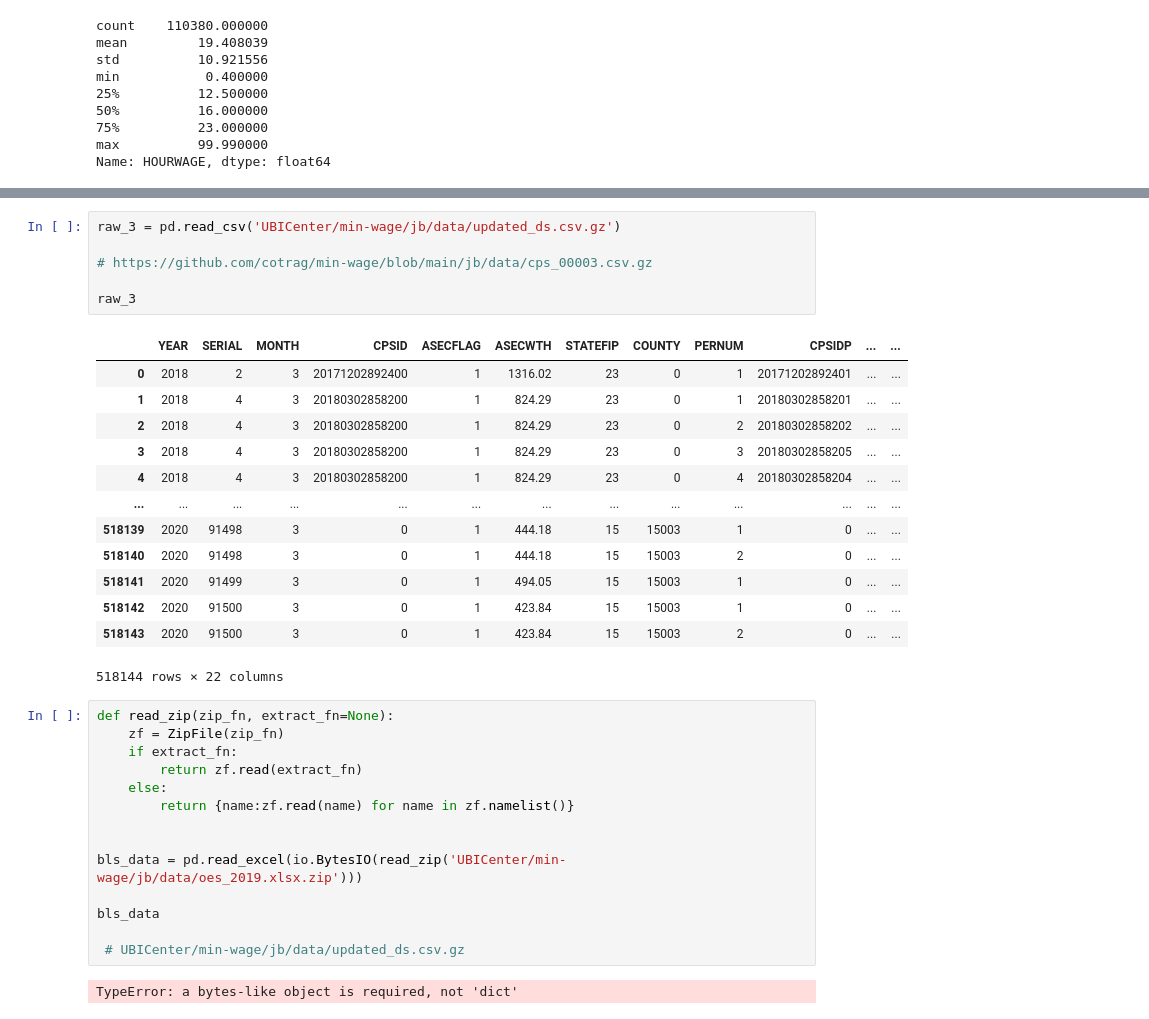
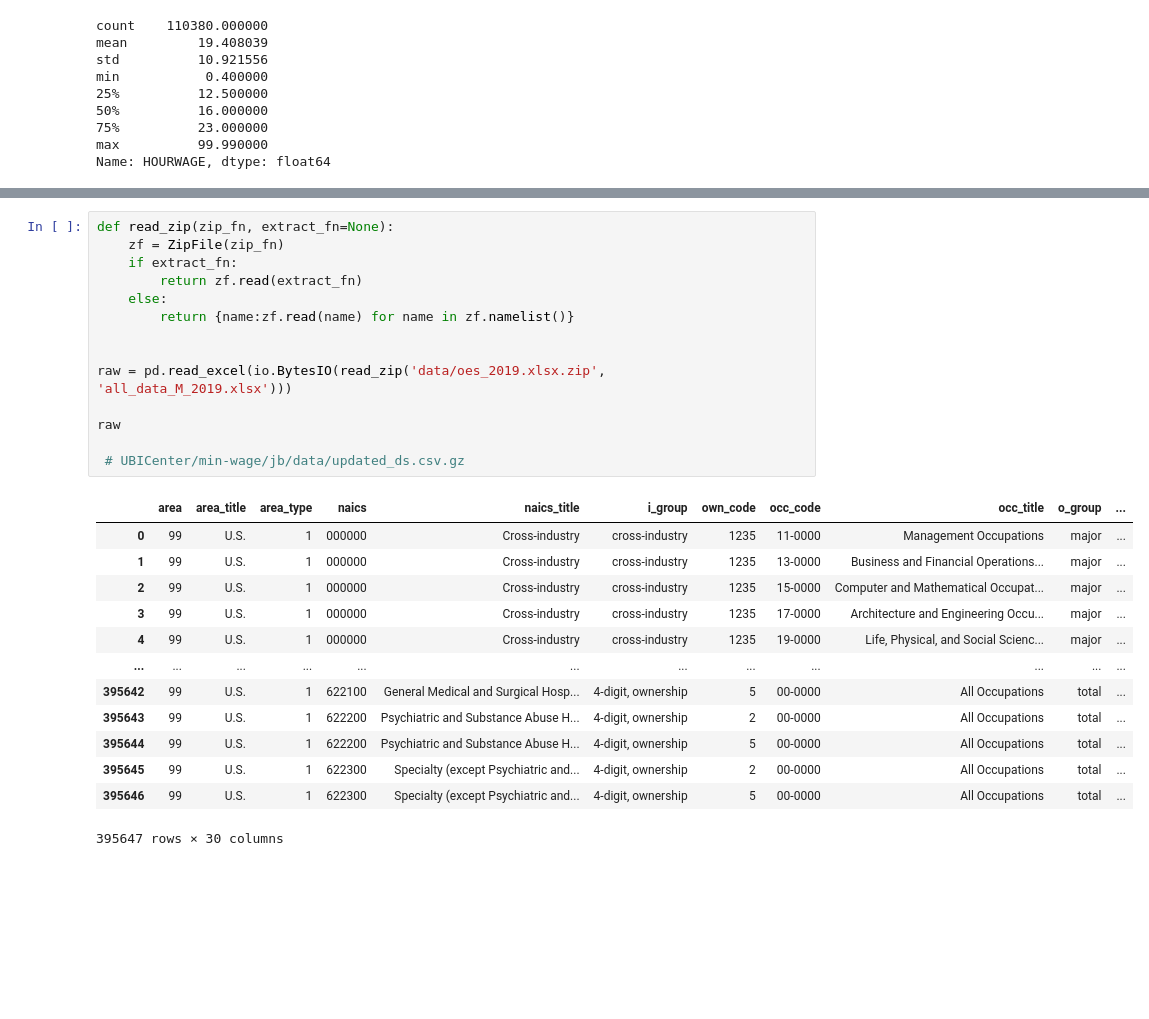
Before and after one commit to UBICenter/min-wage, a Jupyter notebook: jb/min_wage_script.ipynb, the cells around one changed output, grey strips where cells are left out. Saved outputs shown, nothing was run; the diff lists cells and outputs as text; blank space fills up the shorter version.

```diff
--- a/jb/min_wage_script.ipynb
+++ b/jb/min_wage_script.ipynb
@@ -188,36 +117,28 @@ mw_gby_state
-# %%
-raw_3 = pd.read_csv('UBICenter/min-wage/jb/data/updated_ds.csv.gz')
-
-# https://github.com/cotrag/min-wage/blob/main/jb/data/cps_00003.csv.gz
-
-raw_3
-# %% [output]
-|  | YEAR | SERIAL | MONTH | CPSID | ASECFLAG | ASECWTH | STATEFIP | COUNTY | PERNUM | CPSIDP | ... | ... |
-| 0 | 2018 | 2 | 3 | 20171202892400 | 1 | 1316.02 | 23 | 0 | 1 | 20171202892401 | ... | ... |
-| 1 | 2018 | 4 | 3 | 20180302858200 | 1 | 824.29 | 23 | 0 | 1 | 20180302858201 | ... | ... |
-| 2 | 2018 | 4 | 3 | 20180302858200 | 1 | 824.29 | 23 | 0 | 2 | 20180302858202 | ... | ... |
-| 3 | 2018 | 4 | 3 | 20180302858200 | 1 | 824.29 | 23 | 0 | 3 | 20180302858205 | ... | ... |
-| 4 | 2018 | 4 | 3 | 20180302858200 | 1 | 824.29 | 23 | 0 | 4 | 20180302858204 | ... | ... |
-| ... | ... | ... | ... | ... | ... | ... | ... | ... | ... | ... | ... | ... |
-| 518139 | 2020 | 91498 | 3 | 0 | 1 | 444.18 | 15 | 15003 | 1 | 0 | ... | ... |
-| 518140 | 2020 | 91498 | 3 | 0 | 1 | 444.18 | 15 | 15003 | 2 | 0 | ... | ... |
-| 518141 | 2020 | 91499 | 3 | 0 | 1 | 494.05 | 15 | 15003 | 1 | 0 | ... | ... |
-| 518142 | 2020 | 91500 | 3 | 0 | 1 | 423.84 | 15 | 15003 | 1 | 0 | ... | ... |
-| 518143 | 2020 | 91500 | 3 | 0 | 1 | 423.84 | 15 | 15003 | 2 | 0 | ... | ... |
-518144 rows × 22 columns
 # %%
 def read_zip(zip_fn, extract_fn=None):
     zf = ZipFile(zip_fn)
     if extract_fn:
         return zf.read(extract_fn)
     else:
         return {name:zf.read(name) for name in zf.namelist()}
 
 
-bls_data = pd.read_excel(io.BytesIO(read_zip('UBICenter/min-wage/jb/data/oes_2019.xlsx.zip')))
+raw = pd.read_excel(io.BytesIO(read_zip('data/oes_2019.xlsx.zip', 'all_data_M_2019.xlsx')))
 
-bls_data
+raw
 
  # UBICenter/min-wage/jb/data/updated_ds.csv.gz
 # %% [output]
+|  | area | area_title | area_type | naics | naics_title | i_group | own_code | occ_code | occ_title | o_group | ... |
+| 0 | 99 | U.S. | 1 | 000000 | Cross-industry | cross-industry | 1235 | 11-0000 | Management Occupations | major | ... |
+| 1 | 99 | U.S. | 1 | 000000 | Cross-industry | cross-industry | 1235 | 13-0000 | Business and Financial Operations... | major | ... |
+| 2 | 99 | U.S. | 1 | 000000 | Cross-industry | cross-industry | 1235 | 15-0000 | Computer and Mathematical Occupat... | major | ... |
+| 3 | 99 | U.S. | 1 | 000000 | Cross-industry | cross-industry | 1235 | 17-0000 | Architecture and Engineering Occu... | major | ... |
+| 4 | 99 | U.S. | 1 | 000000 | Cross-industry | cross-industry | 1235 | 19-0000 | Life, Physical, and Social Scienc... | major | ... |
+| ... | ... | ... | ... | ... | ... | ... | ... | ... | ... | ... | ... |
+| 395642 | 99 | U.S. | 1 | 622100 | General Medical and Surgical Hosp... | 4-digit, ownership | 5 | 00-0000 | All Occupations | total | ... |
+| 395643 | 99 | U.S. | 1 | 622200 | Psychiatric and Substance Abuse H... | 4-digit, ownership | 2 | 00-0000 | All Occupations | total | ... |
+| 395644 | 99 | U.S. | 1 | 622200 | Psychiatric and Substance Abuse H... | 4-digit, ownership | 5 | 00-0000 | All Occupations | total | ... |
+| 395645 | 99 | U.S. | 1 | 622300 | Specialty (except Psychiatric and... | 4-digit, ownership | 2 | 00-0000 | All Occupations | total | ... |
+| 395646 | 99 | U.S. | 1 | 622300 | Specialty (except Psychiatric and... | 4-digit, ownership | 5 | 00-0000 | All Occupations | total | ... |
-TypeError: a bytes-like object is required, not 'dict'
+395647 rows × 30 columns
```
Also changed, not shown: parts of 17 cells of this notebook, 1 other file.
